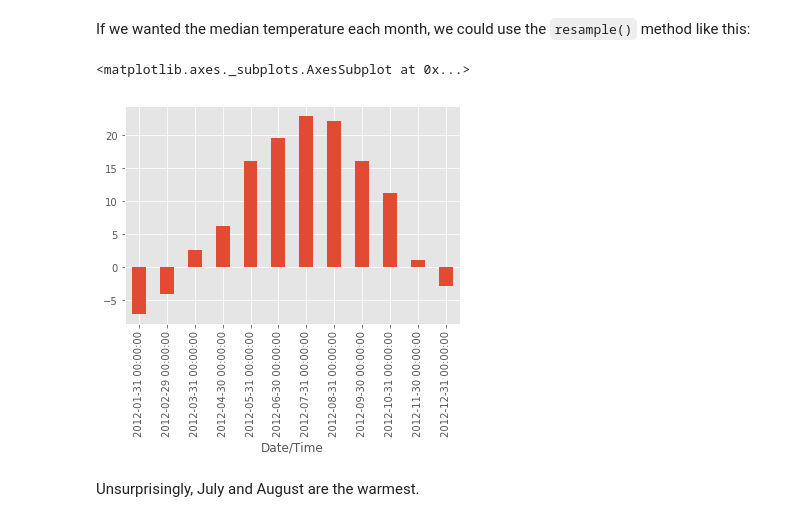
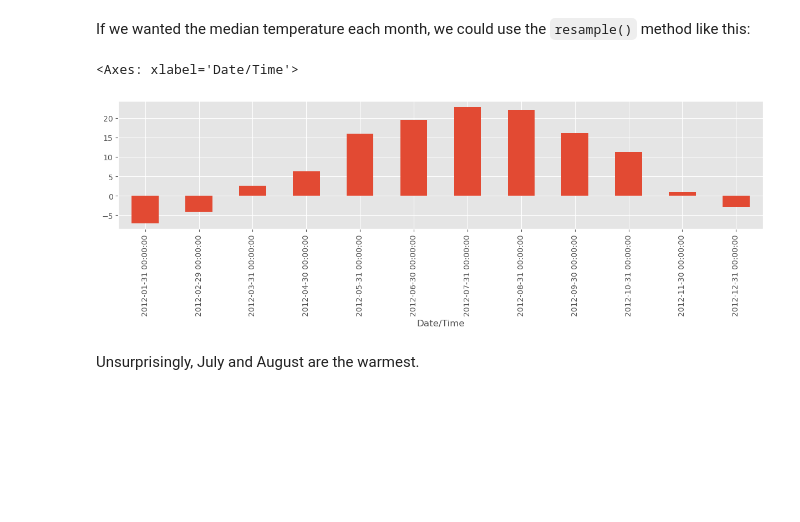
Before and after one commit to Fabian-cloud-creator/pandas-cookbook, a Jupyter notebook: cookbook/Chapter 6 - String Operations- Which month was the snowiest.ipynb, the cells around one changed output. Drawn from its saved outputs; the diff is of its cells as text; code cells hidden in the pictures; blank space fills up the shorter version.

```diff
--- a/cookbook/Chapter 6 - String Operations- Which month was the snowiest.ipynb
+++ b/cookbook/Chapter 6 - String Operations- Which month was the snowiest.ipynb
@@ -55,10 +65,10 @@ is_snowing.plot()
 # %% [markdown]
 If we wanted the median temperature each month, we could use the `resample()` method like this:
 # %%
-weather_2012['Temp (C)'].resample('M').apply(np.median).plot(kind='bar')
+weather_2012['Temp (C)'].resample('ME').apply(np.median).plot(kind='bar')
 # %% [output]
-<matplotlib.axes._subplots.AxesSubplot at 0x...>
+<Axes: xlabel='Date/Time'>
-[figure, old version]
+[figure, new version]
 # %% [markdown]
 Unsurprisingly, July and August are the warmest.
 # %% [markdown]
```
Also changed, not shown: parts of 8 cells of this notebook.
